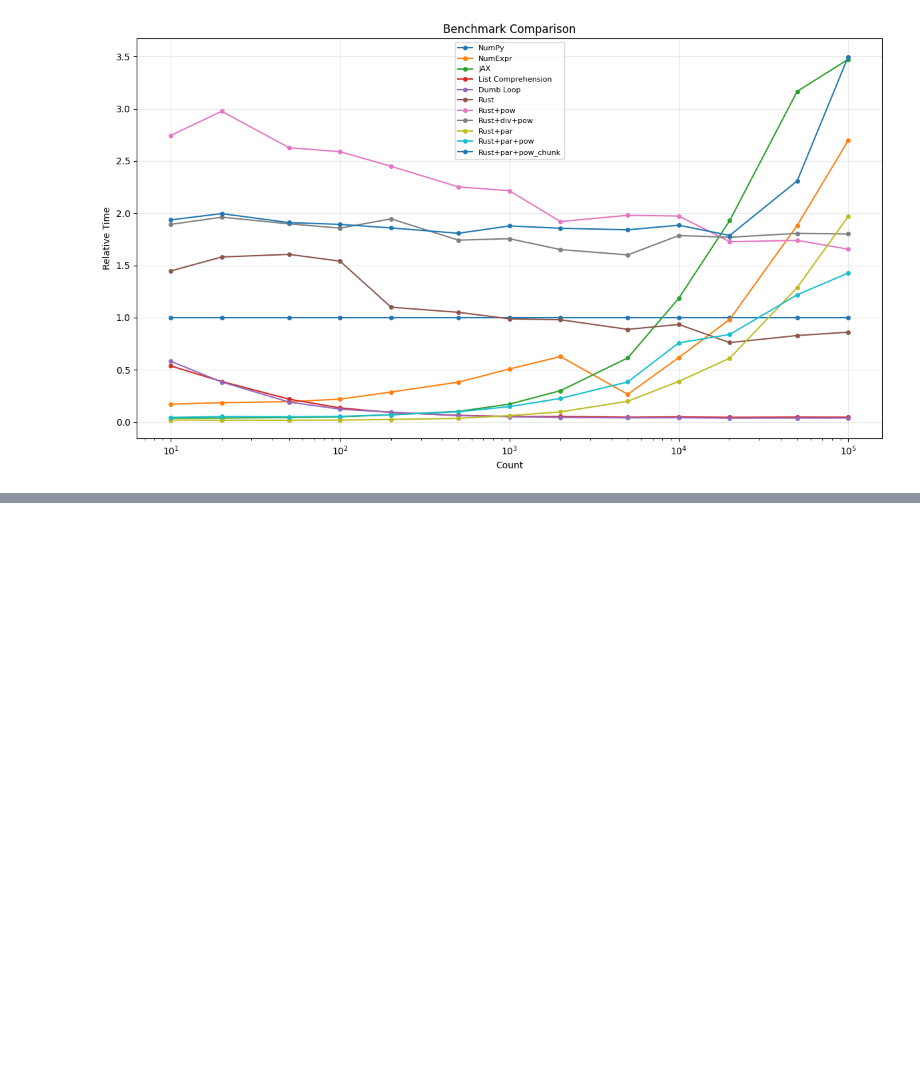
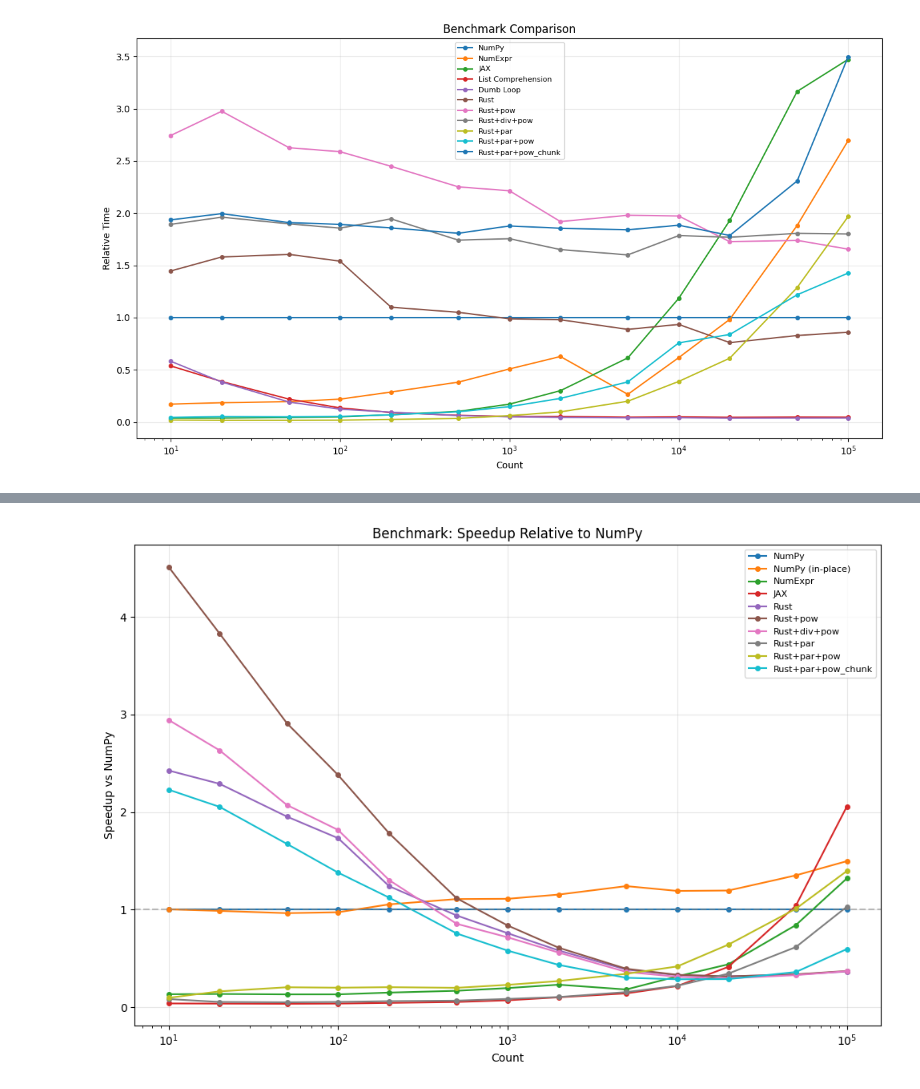
Before and after one commit to nrposner/array_optimization, a Jupyter notebook: python/Principles of Array Optimization draft.ipynb, the cells around one changed output, grey strips where cells are left out. Drawn from its saved outputs; the diff is of its cells as text; code cells hidden in the pictures; blank space fills up the shorter version.

```diff
--- a/python/Principles of Array Optimization draft.ipynb
+++ b/python/Principles of Array Optimization draft.ipynb
@@ -843,0 +870,43 @@ plot_benchmark()
+# %%
+def plot_results(all_mean_times):
+    counts = [x[0] for x in all_mean_times]
+
+    labels = {
+        "np_time": "NumPy",
+        "np_in_place_time": "NumPy (in-place)",
+        "ne_time": "NumExpr",
+        "jax_time": "JAX",
+        "rust_time": "Rust",
+        "rust_pow_time": "Rust+pow",
+        "rust_div_pow_time": "Rust+div+pow",
+        "rust_par_time": "Rust+par",
+        "rust_par_pow_time": "Rust+par+pow",
+        "rust_par_pow_chunk_time": "Rust+par+pow_chunk",
+    }
+
+    # if SLOW:
+    #     labels["list_time"] = "List Comprehension"
+    #     labels["loop_time"] = "Dumb Loop",
+
+    # if SLOW:
+    #     fig, ax = plt.subplots(figsize=(12, 7))
+    # else:
+    fig, ax = plt.subplots(figsize=(10, 7))
+
+    for key, label in labels.items():
+        ratios = [x[1]["np_time"] / x[1][key] for x in all_mean_times]
+        ax.plot(counts, ratios, marker='o', markersize=4, label=label)
+
+    ax.set_xscale('log')
+    ax.set_xlabel('Count')
+    ax.set_ylabel('Speedup vs NumPy')
+    ax.set_title('Benchmark: Speedup Relative to NumPy')
+    ax.axhline(y=1.0, color='grey', linestyle='--', alpha=0.5)
+    ax.legend(loc='best', fontsize=8)
+    ax.grid(True, alpha=0.3)
+    plt.tight_layout()
+    plt.show()
+
+plot_results(pharaon)
+# %% [output]
+[figure, added]
```
Also changed, not shown: parts of 6 cells of this notebook.
